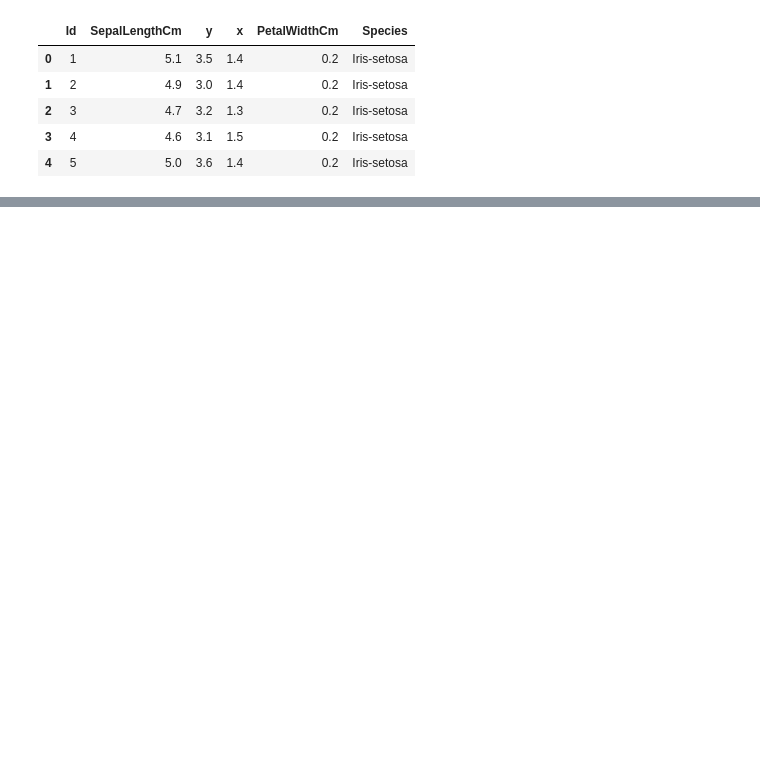
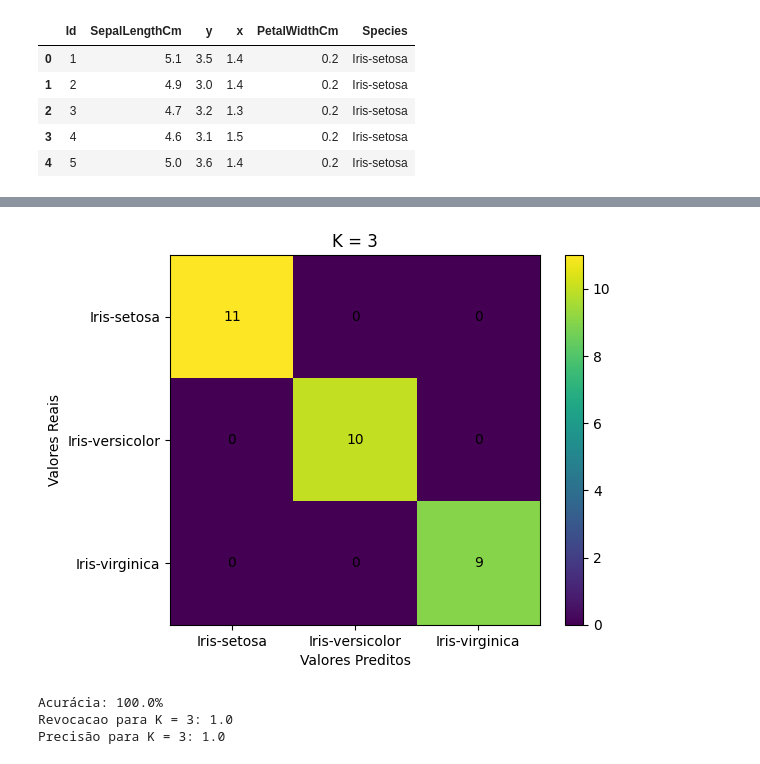
Before and after one commit to carlos-junior2/KNN, a Jupyter notebook: KNN.ipynb, the cells around one changed output, grey strips where cells are left out. Cells and saved outputs as stored; diff of their text form; code cells hidden in the pictures; blank space fills up the shorter version.

```diff
--- a/KNN.ipynb
+++ b/KNN.ipynb
@@ -175,0 +335,9 @@ Erros:  1
+# %%
+plotMatrix(mc2, "K = 3")
+print(f"Acurácia: {k3}%")
+calculaMetricas(3)
+# %% [output]
+[figure, added]
+Acurácia: 100.0%
+Revocacao para K = 3: 1.0
+Precisão para K = 3: 1.0
```
Also changed, not shown: parts of 63 cells of this notebook.
